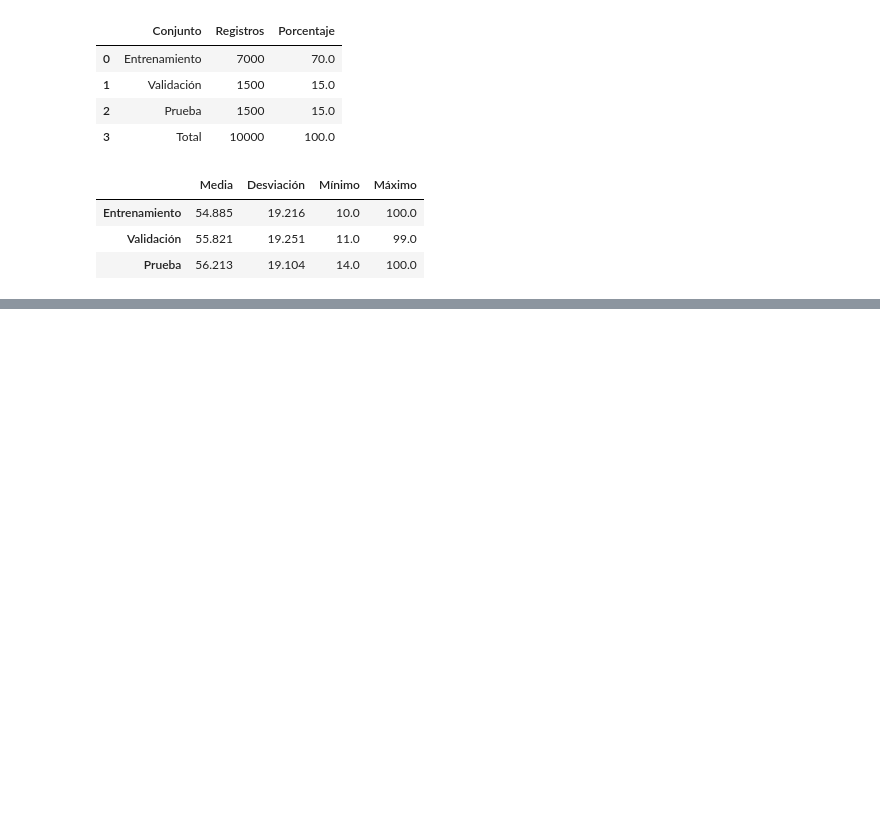
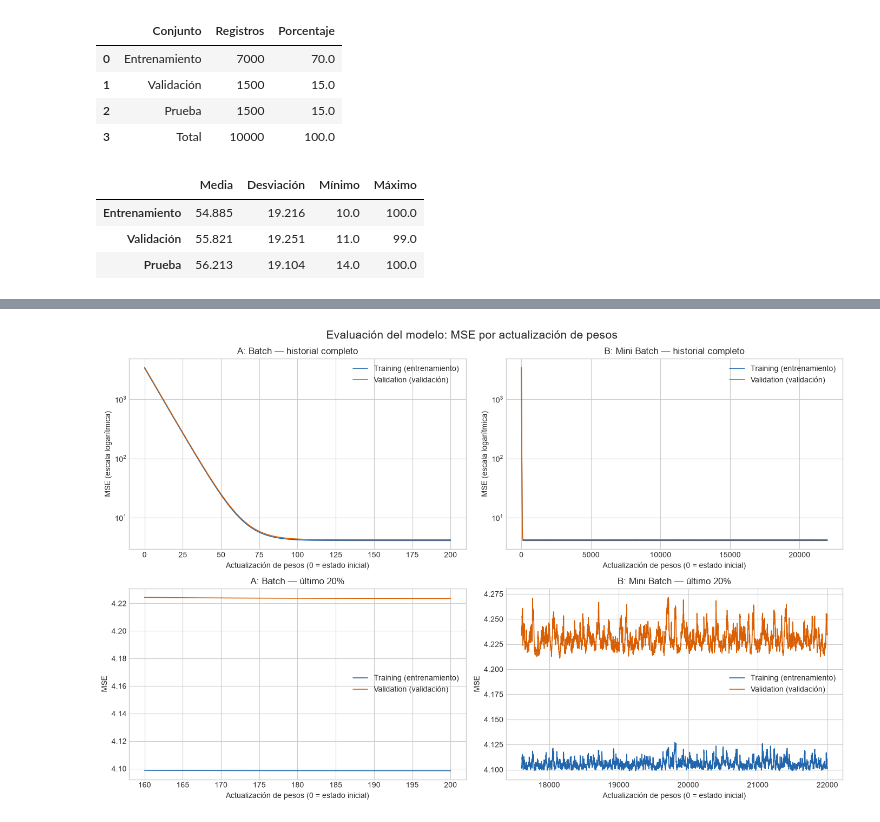
Before and after one commit to danielpulido01/RegresionLineal, a Jupyter notebook: main.ipynb, the cells around one changed output, grey strips where cells are left out. Saved outputs shown, nothing was run; the diff lists cells and outputs as text; code cells hidden in the pictures; blank space fills up the shorter version.

```diff
--- a/main.ipynb
+++ b/main.ipynb
@@ -340,0 +501,11 @@ pd.DataFrame({
+# %%
+ALPHA = 0.05
+EPOCAS = 200
+BATCH_SIZE = 64
+
+resultado_a = batch_gradient_descent(
+    X_train, y_train, X_val, y_val, alpha=ALPHA, epocas=EPOCAS
+)
+print(f"A: costo inicial = {resultado_a['historial']['train'][0]:.4f}")
+print(f"A: costo final = {resultado_a['historial']['train'][-1]:.4f}")
+print(f"A: actualizaciones = {resultado_a['actualizaciones']}")
@@ -340,0 +522,8 @@ pd.DataFrame({
+# %%
+resultado_b = mini_batch_gradient_descent(
+    X_train, y_train, X_val, y_val, alpha=ALPHA, epocas=EPOCAS,
+    batch_size=BATCH_SIZE, semilla=SEMILLA
+)
+print(f"B: costo inicial = {resultado_b['historial']['train'][0]:.4f}")
+print(f"B: costo final = {resultado_b['historial']['train'][-1]:.4f}")
+print(f"B: actualizaciones = {resultado_b['actualizaciones']}")
@@ -340,0 +600,30 @@ pd.DataFrame({
+# %%
+from pathlib import Path
+
+fig, axes = plt.subplots(2, 2, figsize=(14, 9))
+for columna, (nombre, resultado) in enumerate(experimentos.items()):
+    mse_train = np.asarray(resultado["historial_mse"]["train"])
+    mse_val = np.asarray(resultado["historial_mse"]["val"])
+    actualizaciones = np.arange(resultado["actualizaciones"] + 1)
+    assert len(mse_train) == len(mse_val) == len(actualizaciones)
+    inicio_detalle = int(resultado["actualizaciones"] * 0.8)
+    for fila, inicio in enumerate([0, inicio_detalle]):
+        ax = axes[fila, columna]
+        ax.plot(actualizaciones[inicio:], mse_train[inicio:],
+                label="Training (entrenamiento)", color="#2166ac", linewidth=1.2)
+        ax.plot(actualizaciones[inicio:], mse_val[inicio:],
+                label="Validation (validación)", color="#d95f02", linewidth=1.2)
+        ax.set_title(nombre + (" — historial completo" if fila == 0 else " — último 20%"))
+        ax.set_xlabel("Actualización de pesos (0 = estado inicial)")
+        ax.set_ylabel("MSE" + (" (escala logarítmica)" if fila == 0 else ""))
+        if fila == 0:
+            ax.set_yscale("log")
+        ax.legend()
+fig.suptitle("Evaluación del modelo: MSE por actualización de pesos", fontsize=15)
+plt.tight_layout()
+directorio_resultados = Path("resultados")
+directorio_resultados.mkdir(exist_ok=True)
+fig.savefig(directorio_resultados / "mse_actualizaciones.png", dpi=160, bbox_inches="tight")
+plt.show()
+# %% [output]
+[figure, added]
```
Also changed, not shown: parts of 21 cells of this notebook, 3 other files.
